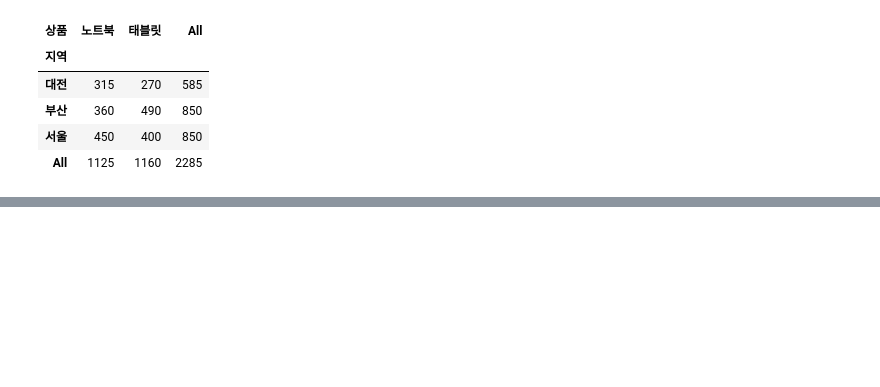
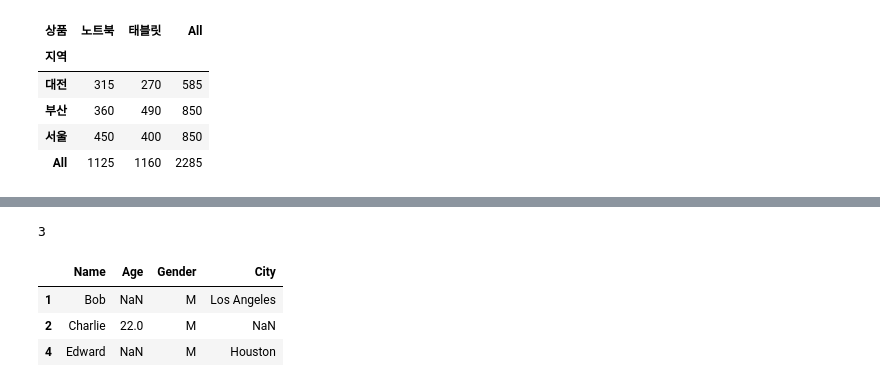
Before and after one commit to hsy21/jupyterdata, a Jupyter notebook: aiservice26/AI기반데이터분석_04_판다스_데이터처리_실습.ipynb, the cells around one changed output, grey strips where cells are left out. Saved outputs shown, nothing was run; the diff lists cells and outputs as text; code cells hidden in the pictures; blank space fills up the shorter version.

```diff
--- a/aiservice26/AI기반데이터분석_04_판다스_데이터처리_실습.ipynb
+++ b/aiservice26/AI기반데이터분석_04_판다스_데이터처리_실습.ipynb
@@ -761,0 +853,11 @@ pd.pivot_table(sales_df, index='지역', columns='상품', values='매출', aggf
+# %%
+# 어떤 컬럼이든 결측치가 있는 데이터의 갯수, 데이터 확인
+na_df = sample_df[sample_df.isna().any(axis=1)]
+print(len(na_df))
+na_df
+# %% [output]
+3
+|  | Name | Age | Gender | City |
+| 1 | Bob | NaN | M | Los Angeles |
+| 2 | Charlie | 22.0 | M | NaN |
+| 4 | Edward | NaN | M | Houston |
```
Also changed, not shown: parts of 23 cells of this notebook.
